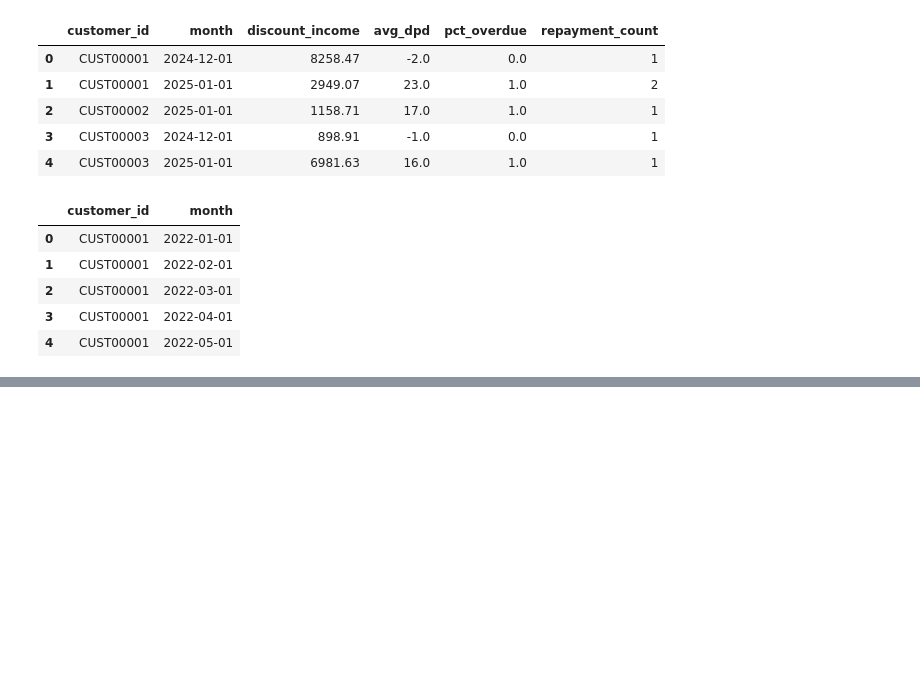
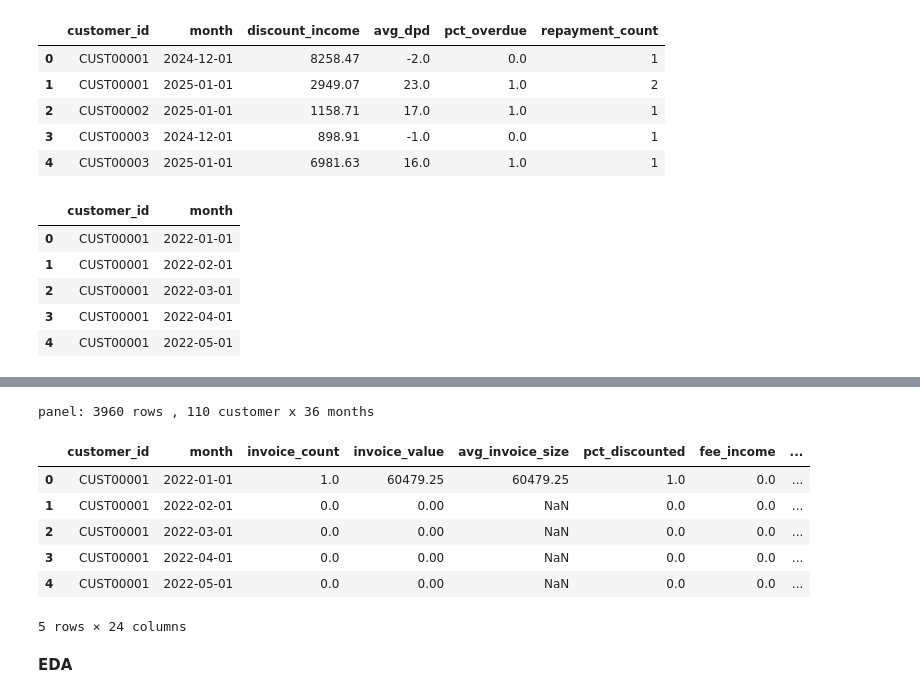
Before and after one commit to Bibhuti-MLAI/Time-Series-Forcasting, a Jupyter notebook: Revenue_Forcasting.ipynb, the cells around one changed output, grey strips where cells are left out. Cells and saved outputs as stored; diff of their text form; code cells hidden in the pictures; blank space fills up the shorter version.

```diff
--- a/Revenue_Forcasting.ipynb
+++ b/Revenue_Forcasting.ipynb
@@ -434,0 +426,14 @@ panel.head(100)
+# %%
+panel["total_revenue"] = panel["discount_income"] + panel["fee_income"]
+
+FUNDING_RATE_ANNUAL = 0.08
+OPS_COST_PER_TXN = 150
+CREDIT_COST_RATE = 0.015
+
+panel["funding_cost"] = panel["invoice_value"] * (FUNDING_RATE_ANNUAL/12)
+panel["ops_cost"] = (panel["invoice_count"] + panel["payment_count"]) * OPS_COST_PER_TXN
+panel["credit_cost"] = panel["invoice_value"] + panel["pct_overdue"] * CREDIT_COST_RATE
+panel["total_expense"] = panel["funding_cost"] + panel["ops_cost"] +panel["credit_cost"]
+
+panel["profitability"] = panel["total_revenue"] +panel["total_expense"]
+panel[["total_revenue" , "total_expense" , "profitability"]].describe()
@@ -434,0 +450,17 @@ panel.head(100)
+# %%
+panel = panel.merge(
+    customer[["customer_id" , "segment" , "industry" , "geography" , "risk_grade" ,
+                              "credit_limit" , "onboarding_date"]],
+on = "customer_id" , how="left"
+)
+print(f"panel: {panel.shape[0]} rows , {panel["customer_id"].nunique()} customer x {panel["month"].nunique()} months")
+panel.head()
+# %% [output]
+panel: 3960 rows , 110 customer x 36 months
+|  | customer_id | month | invoice_count | invoice_value | avg_invoice_size | pct_discounted | fee_income | ... |
+| 0 | CUST00001 | 2022-01-01 | 1.0 | 60479.25 | 60479.25 | 1.0 | 0.0 | ... |
+| 1 | CUST00001 | 2022-02-01 | 0.0 | 0.00 | NaN | 0.0 | 0.0 | ... |
+| 2 | CUST00001 | 2022-03-01 | 0.0 | 0.00 | NaN | 0.0 | 0.0 | ... |
+| 3 | CUST00001 | 2022-04-01 | 0.0 | 0.00 | NaN | 0.0 | 0.0 | ... |
+| 4 | CUST00001 | 2022-05-01 | 0.0 | 0.00 | NaN | 0.0 | 0.0 | ... |
+5 rows × 24 columns
@@ -434,0 +469,2 @@ panel.head(100)
+# %% [markdown]
+**EDA**
```
Also changed, not shown: parts of 5 cells of this notebook.
